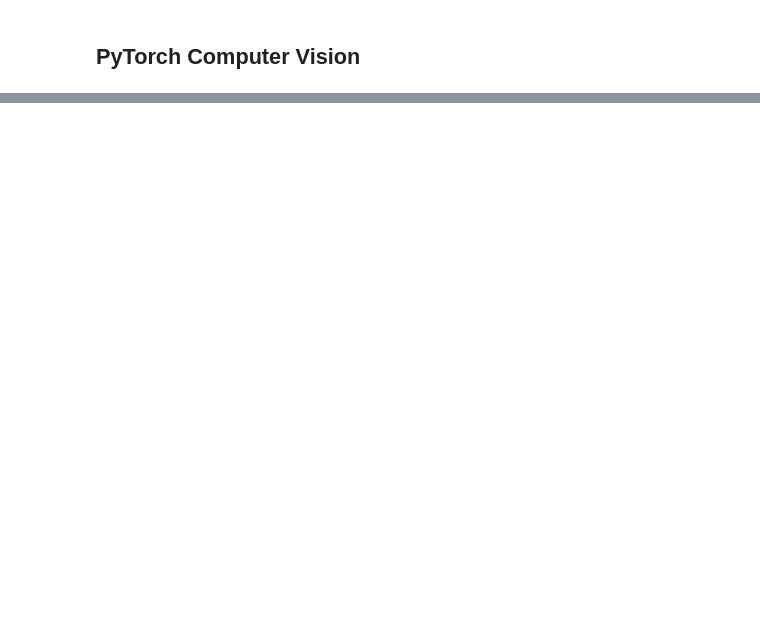
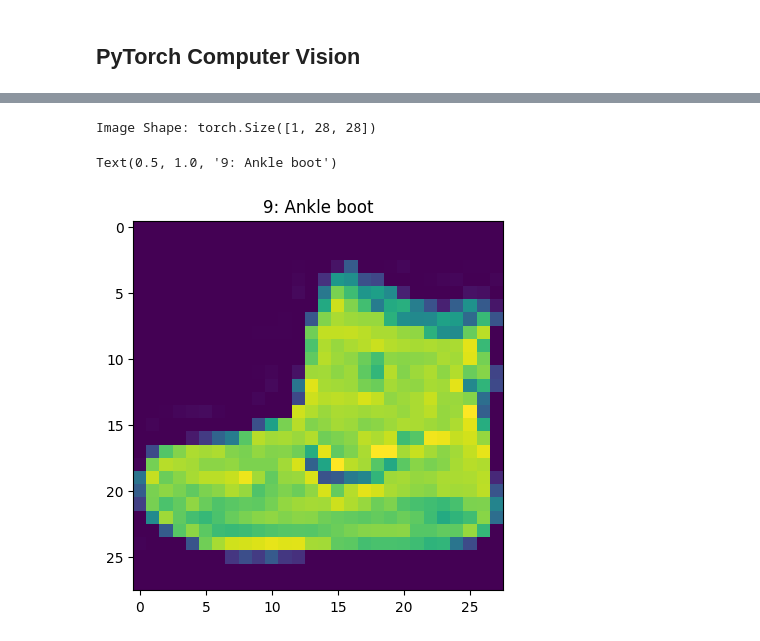
Before and after one commit to RumiaGIT/pytorch-research, a Jupyter notebook: 03_pytorch_computer_vision.ipynb, the cells around one changed output, grey strips where cells are left out. Cells and saved outputs as stored; diff of their text form; code cells hidden in the pictures; blank space fills up the shorter version.

```diff
--- a/03_pytorch_computer_vision.ipynb
+++ b/03_pytorch_computer_vision.ipynb
@@ -26,0 +94,16 @@ import pandas as pd
+# %%
+train_data = datasets.FashionMNIST(
+    root="data",
+    train=True,
+    download=True,
+    transform=torchvision.transforms.ToTensor(),
+    target_transform=None
+)
+
+test_data = datasets.FashionMNIST(
+    root="data",
+    train=False,
+    download=True,
+    transform=torchvision.transforms.ToTensor(),
+    target_transform=None
+)
@@ -26,0 +190,11 @@ import pandas as pd
+# %%
+# Matplotlib accepts only height and width, or colour channels last
+# The colour channels dimensions can be squeezed away in this case
+image, label = train_data[0]
+print(f"Image Shape: {image.shape}")
+plt.imshow(image.squeeze())
+plt.title(f"{label}: {train_data.classes[label]}")
+# %% [output]
+Image Shape: torch.Size([1, 28, 28])
+Text(0.5, 1.0, '9: Ankle boot')
+[figure, added]
```
Also changed, not shown: parts of 104 cells of this notebook, 21 other files.
